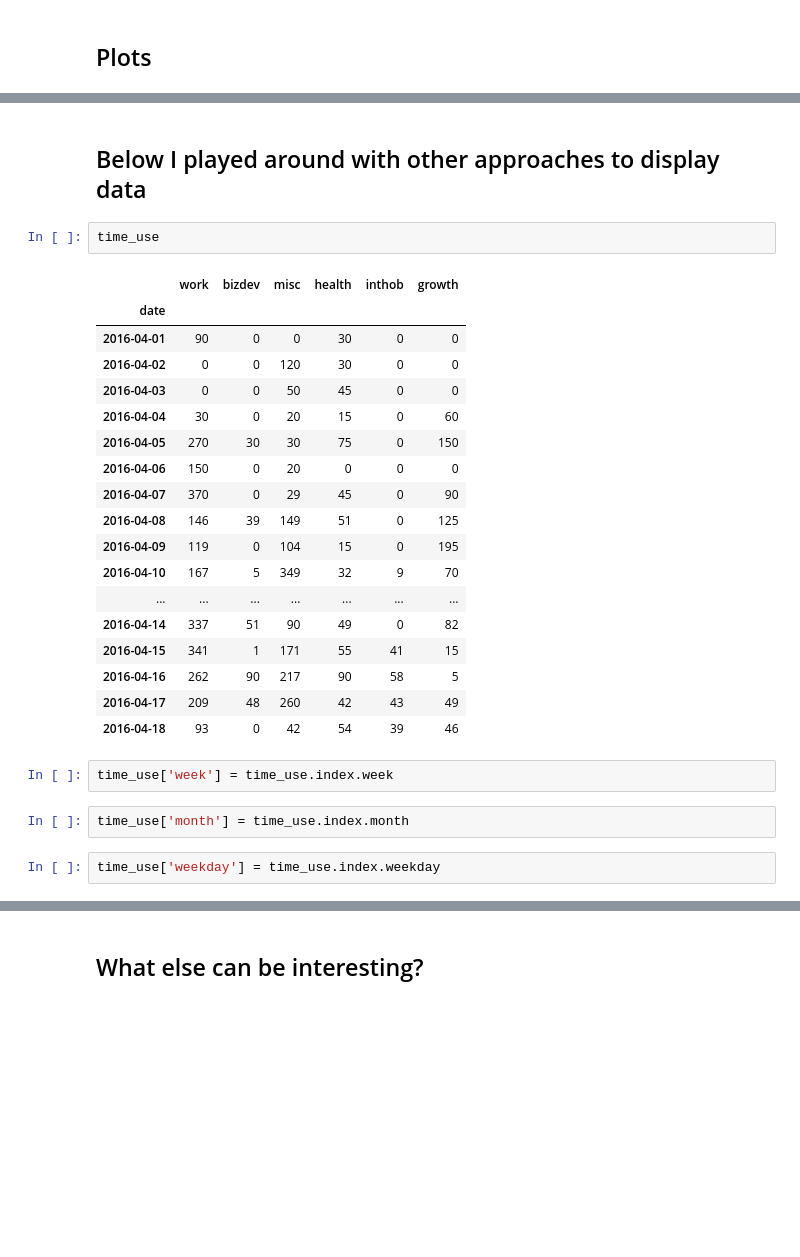
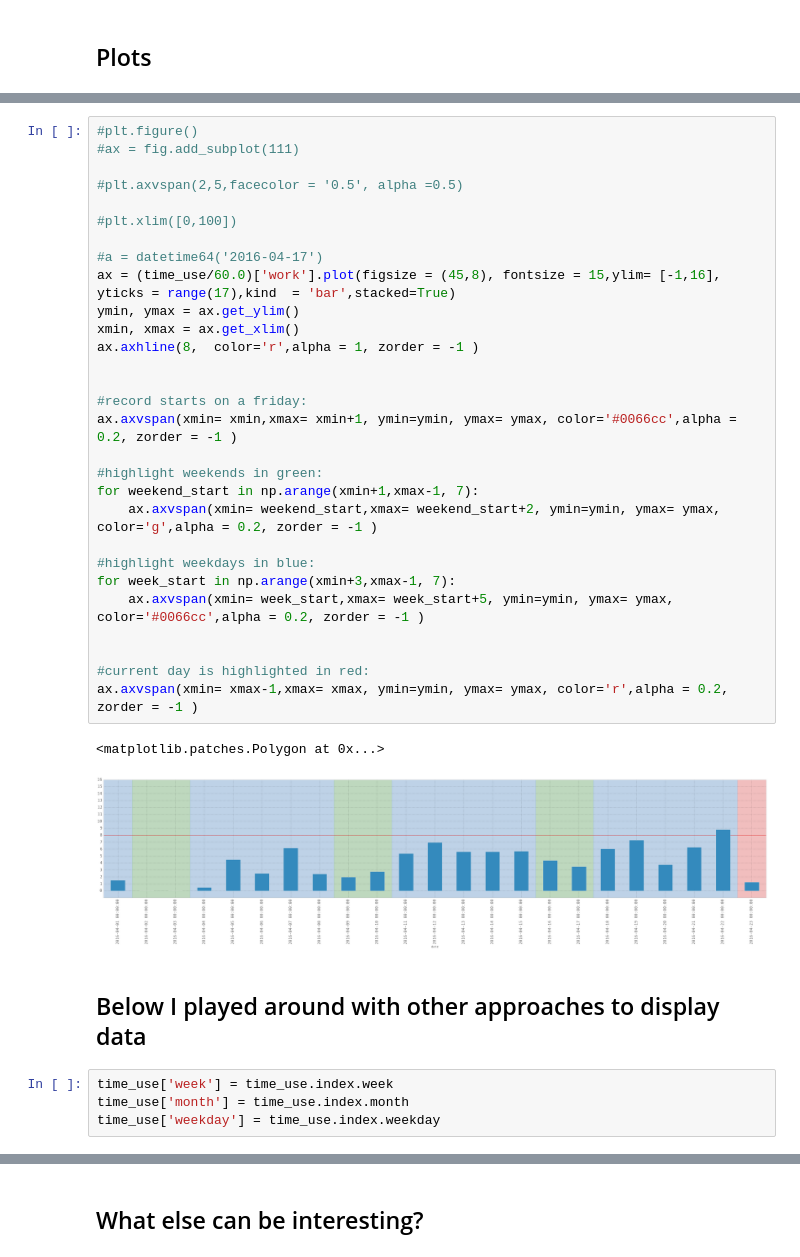
Before and after one commit to oryoruk/time_use, a Jupyter notebook: time_use.ipynb, the cells around one changed output, grey strips where cells are left out. Saved outputs shown, nothing was run; the diff lists cells and outputs as text; blank space fills up the shorter version.

```diff
--- a/time_use.ipynb
+++ b/time_use.ipynb
@@ -130,32 +152,41 @@ time_use
+# %%
+#plt.figure()
+#ax = fig.add_subplot(111)
+
+#plt.axvspan(2,5,facecolor = '0.5', alpha =0.5)
+
+#plt.xlim([0,100])
+
+#a = datetime64('2016-04-17')
+ax = (time_use/60.0)['work'].plot(figsize = (45,8), fontsize = 15,ylim= [-1,16], yticks = range(17),kind  = 'bar',stacked=True)
+ymin, ymax = ax.get_ylim()
+xmin, xmax = ax.get_xlim()
+ax.axhline(8,  color='r',alpha = 1, zorder = -1 )
+
+
+#record starts on a friday:
+ax.axvspan(xmin= xmin,xmax= xmin+1, ymin=ymin, ymax= ymax, color='#0066cc',alpha = 0.2, zorder = -1 )
+
+#highlight weekends in green:
+for weekend_start in np.arange(xmin+1,xmax-1, 7):
+    ax.axvspan(xmin= weekend_start,xmax= weekend_start+2, ymin=ymin, ymax= ymax, color='g',alpha = 0.2, zorder = -1 )
+
+#highlight weekdays in blue:
+for week_start in np.arange(xmin+3,xmax-1, 7):
+    ax.axvspan(xmin= week_start,xmax= week_start+5, ymin=ymin, ymax= ymax, color='#0066cc',alpha = 0.2, zorder = -1 )
+
+
+#current day is highlighted in red:
+ax.axvspan(xmin= xmax-1,xmax= xmax, ymin=ymin, ymax= ymax, color='r',alpha = 0.2, zorder = -1 )
+# %% [output]
+<matplotlib.patches.Polygon at 0x...>
+[figure, added]
 # %% [markdown]
 ## Below I played around with other approaches to display data
-# %%
-time_use
-# %% [output]
-|  | work | bizdev | misc | health | inthob | growth |
-| date |  |  |  |  |  |  |
-| 2016-04-01 | 90 | 0 | 0 | 30 | 0 | 0 |
-| 2016-04-02 | 0 | 0 | 120 | 30 | 0 | 0 |
-| 2016-04-03 | 0 | 0 | 50 | 45 | 0 | 0 |
-| 2016-04-04 | 30 | 0 | 20 | 15 | 0 | 60 |
-| 2016-04-05 | 270 | 30 | 30 | 75 | 0 | 150 |
-| 2016-04-06 | 150 | 0 | 20 | 0 | 0 | 0 |
-| 2016-04-07 | 370 | 0 | 29 | 45 | 0 | 90 |
-| 2016-04-08 | 146 | 39 | 149 | 51 | 0 | 125 |
-| 2016-04-09 | 119 | 0 | 104 | 15 | 0 | 195 |
-| 2016-04-10 | 167 | 5 | 349 | 32 | 9 | 70 |
-| ... | ... | ... | ... | ... | ... | ... |
-| 2016-04-14 | 337 | 51 | 90 | 49 | 0 | 82 |
-| 2016-04-15 | 341 | 1 | 171 | 55 | 41 | 15 |
-| 2016-04-16 | 262 | 90 | 217 | 90 | 58 | 5 |
-| 2016-04-17 | 209 | 48 | 260 | 42 | 43 | 49 |
-| 2016-04-18 | 93 | 0 | 42 | 54 | 39 | 46 |
 # %%
 time_use['week'] = time_use.index.week
+time_use['month'] = time_use.index.month
+time_use['weekday'] = time_use.index.weekday
-# %%
-time_use['month'] = time_use.index.month
-# %%
-time_use['weekday'] = time_use.index.weekday
 # %%
 time_use
 # %% [output]
```
Also changed, not shown: parts of 22 cells of this notebook, 2 other files.
